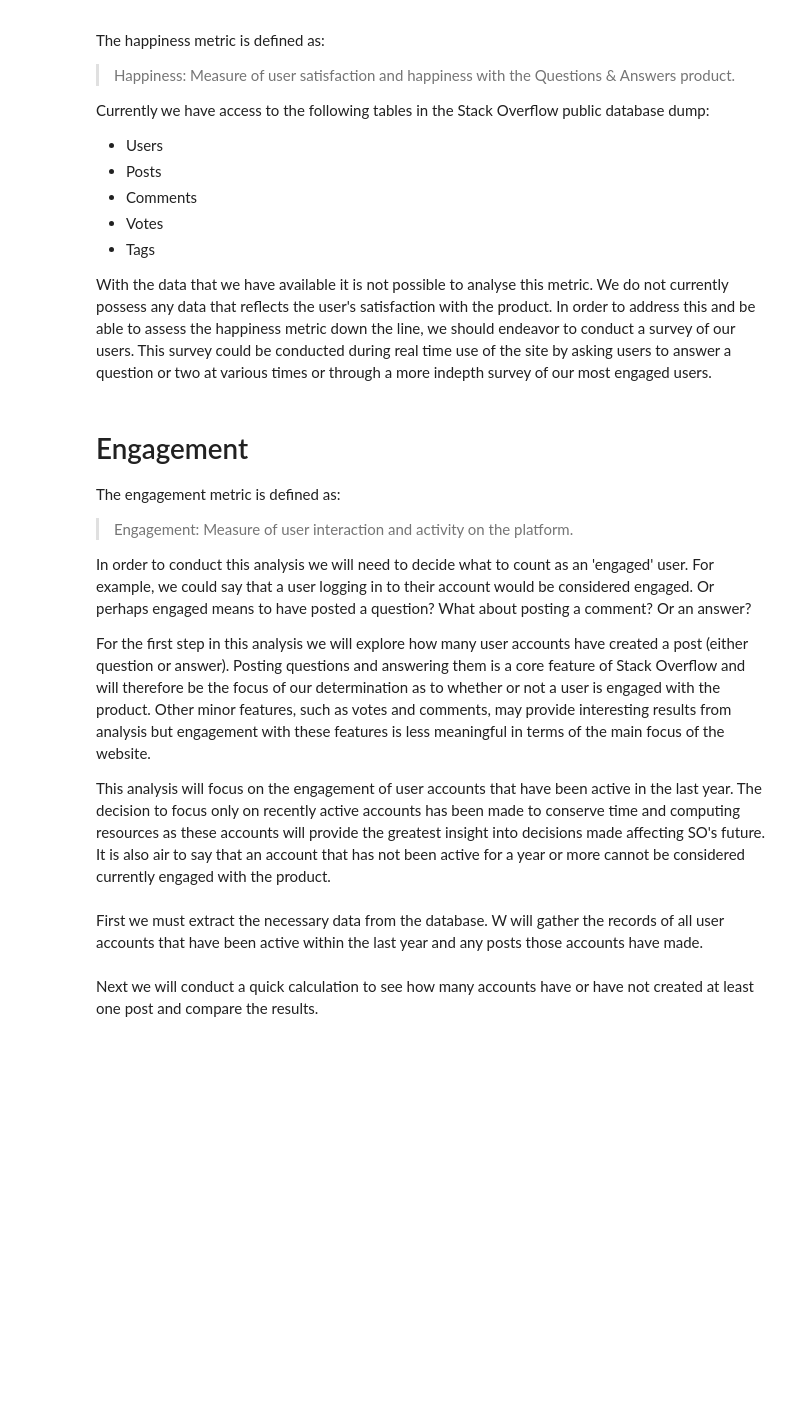
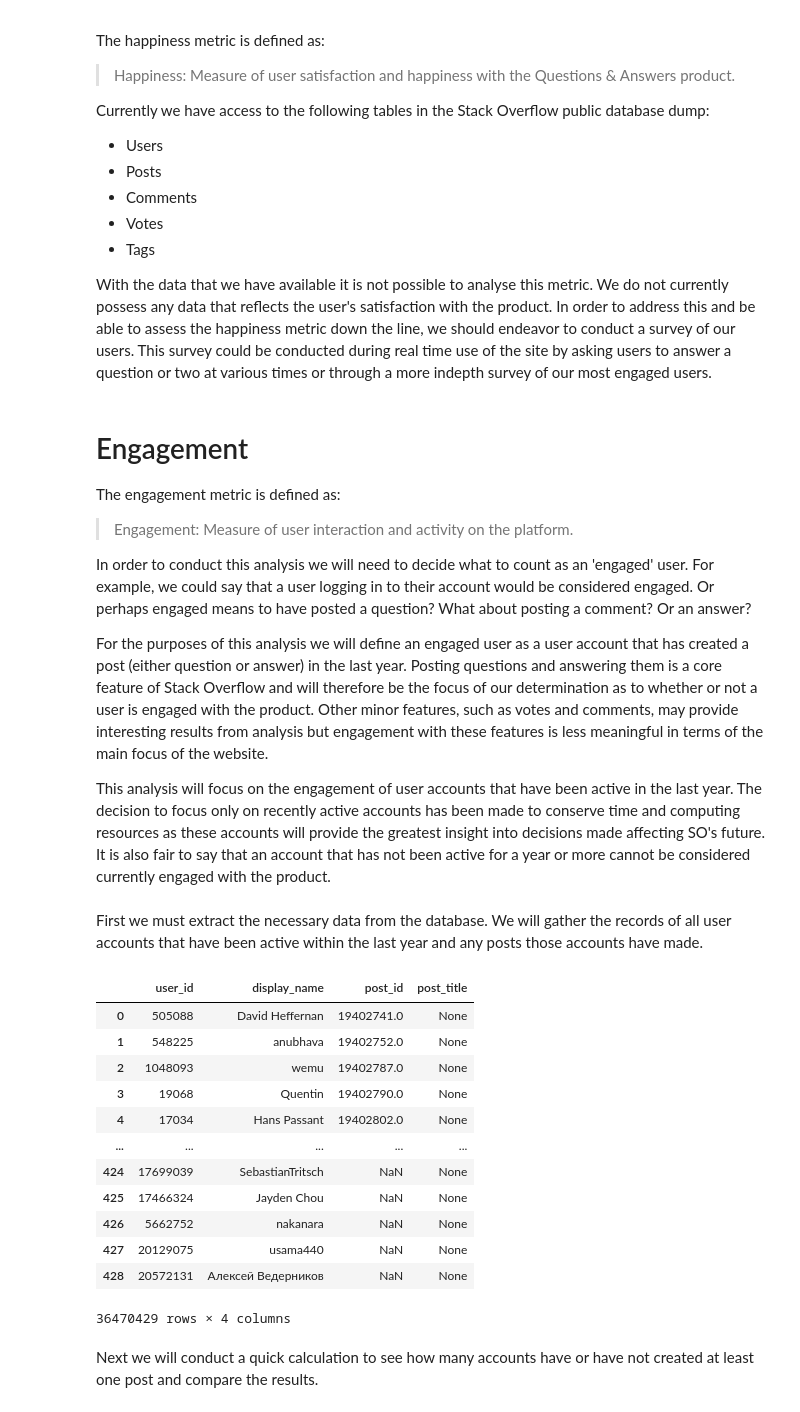
Before and after one commit to jdench1989/stack_overflow_analysis, a Jupyter notebook: SO_data_analysis.ipynb, the cells around one changed output. Drawn from its saved outputs; the diff is of its cells as text; code cells hidden in the pictures; blank space fills up the shorter version.

Commit message:
Began analsis of user engagement

```diff
--- a/SO_data_analysis.ipynb
+++ b/SO_data_analysis.ipynb
@@ -74,25 +76,44 @@ The engagement metric is defined as:
 
 In order to conduct this analysis we will need to decide what to count as an 'engaged' user. For example, we could say that a user logging in to their account would be considered engaged. Or perhaps engaged means to have posted a question? What about posting a comment? Or an answer?
 
-For the first step in this analysis we will explore how many user accounts have created a post (either question or answer). Posting questions and answering them is a core feature of Stack Overflow and will therefore be the focus of our determination as to whether or not a user is engaged with the product. Other minor features, such as votes and comments, may provide interesting results from analysis but engagement with these features is less meaningful in terms of the main focus of the website.
+For the purposes of this analysis we will define an engaged user as a user account that has created a post (either question or answer) in the last year. Posting questions and answering them is a core feature of Stack Overflow and will therefore be the focus of our determination as to whether or not a user is engaged with the product. Other minor features, such as votes and comments, may provide interesting results from analysis but engagement with these features is less meaningful in terms of the main focus of the website.
 
-This analysis will focus on the engagement of user accounts that have been active in the last year. The decision to focus only on recently active accounts has been made to conserve time and computing resources as these accounts will provide the greatest insight into decisions made affecting SO's future. It is also air to say that an account that has not been active for a year or more cannot be considered currently engaged with the product.
+This analysis will focus on the engagement of user accounts that have been active in the last year. The decision to focus only on recently active accounts has been made to conserve time and computing resources as these accounts will provide the greatest insight into decisions made affecting SO's future. It is also fair to say that an account that has not been active for a year or more cannot be considered currently engaged with the product.
 # %% [markdown]
-First we must extract the necessary data from the database. W will gather the records of all user accounts that have been active within the last year and any posts those accounts have made.
+First we must extract the necessary data from the database. We will gather the records of all user accounts that have been active within the last year and any posts those accounts have made.
 # %%
 engagement_query = """SELECT users.id AS user_id, users.display_name AS display_name,
         posts.id AS post_id, posts.title AS post_title
 FROM (
     SELECT id, display_name
     FROM users
-    WHERE last_access_date >= CURRENT_DATE - interval '1 year'
+    WHERE last_access_date >= DATE '2023-11-17' - interval '1 year'
 ) users
 LEFT JOIN posts ON users.id = posts.owner_user_id
 """
 
-engagement_df = pd.read_sql(engagement_query, connection)
+# Use chunking to read data in smaller portions
+chunk_size = 10000  # Experiment with different chunk sizes
+chunks = pd.read_sql_query(engagement_query, connection, chunksize=chunk_size)
+
+# Process and append the chunks to a DataFrame
+engagement_df = pd.concat(chunks)
 
 engagement_df
+# %% [output]
+|  | user_id | display_name | post_id | post_title |
+| 0 | 505088 | David Heffernan | 19402741.0 | None |
+| 1 | 548225 | anubhava | 19402752.0 | None |
+| 2 | 1048093 | wemu | 19402787.0 | None |
+| 3 | 19068 | Quentin | 19402790.0 | None |
+| 4 | 17034 | Hans Passant | 19402802.0 | None |
+| ... | ... | ... | ... | ... |
+| 424 | 17699039 | SebastianTritsch | NaN | None |
+| 425 | 17466324 | Jayden Chou | NaN | None |
+| 426 | 5662752 | nakanara | NaN | None |
+| 427 | 20129075 | usama440 | NaN | None |
+| 428 | 20572131 | Алексей Ведерников | NaN | None |
+36470429 rows × 4 columns
 # %% [markdown]
 Next we will conduct a quick calculation to see how many accounts have or have not created at least one post and compare the results.
 # %%
```
Also changed, not shown: parts of 16 cells of this notebook.
